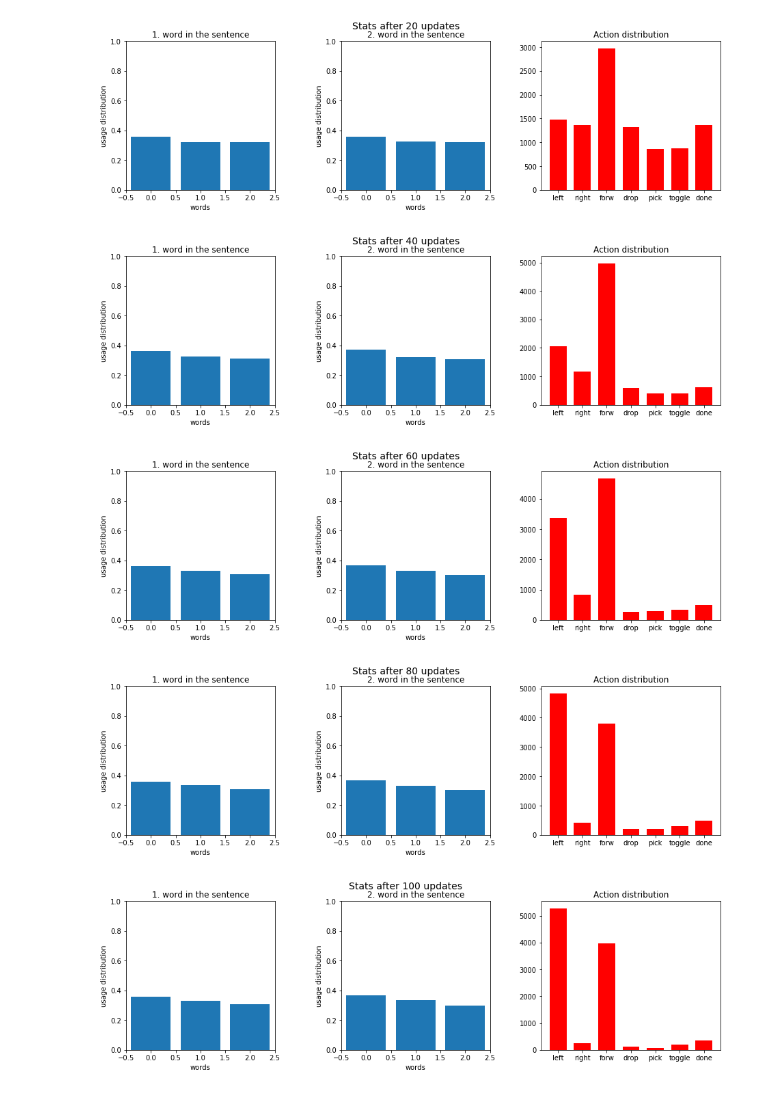
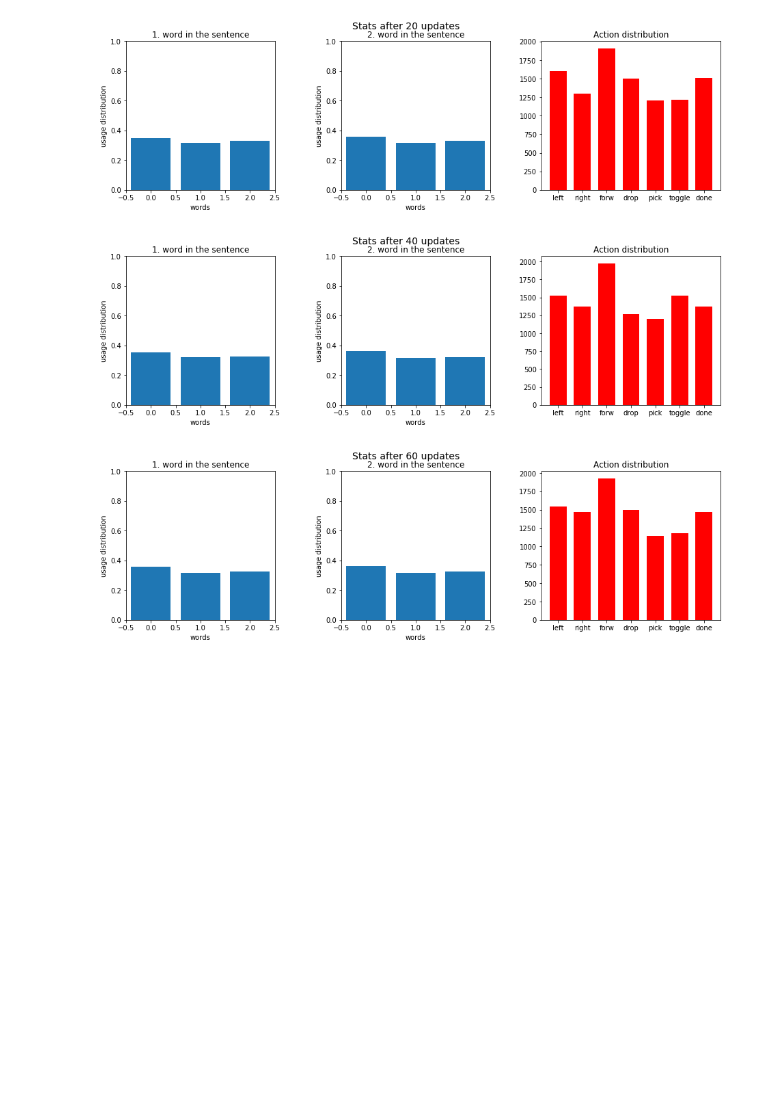
Before and after one commit to Bencee16/babyai, a Jupyter notebook: babyai/plot_stats.ipynb, the cells around one changed output. Cells and saved outputs as stored; diff of their text form; code cells hidden in the pictures; blank space fills up the shorter version.

```diff
--- a/babyai/plot_stats.ipynb
+++ b/babyai/plot_stats.ipynb
@@ -55,11 +55,9 @@ def plot_evolution(vocabs, acts):
         word_dists = word_stats(vocab)
         plot_stats(nr_updates, word_dists, vocab.shape[1], vocab.shape[2], acts[nr_updates])
 # %%
-a, c = load_stats("BabyAI-GoToObj-v0_1_2_3_full_vision_19-03-14-09-37-23")
+a, c = load_stats("BabyAI-GoToObj-v0_1_2_3_full_blind_19-03-14-11-19-01")
 plot_evolution(c, a)
 # %% [output]
-[figure, old version]
+[figure, new version]
-[figure, old version]
+[figure, new version]
-[figure, old version]
+[figure, new version]
-[figure, removed]
-[figure, removed]
```
Also changed, not shown: parts of 1 cell of this notebook, 3 other files.
